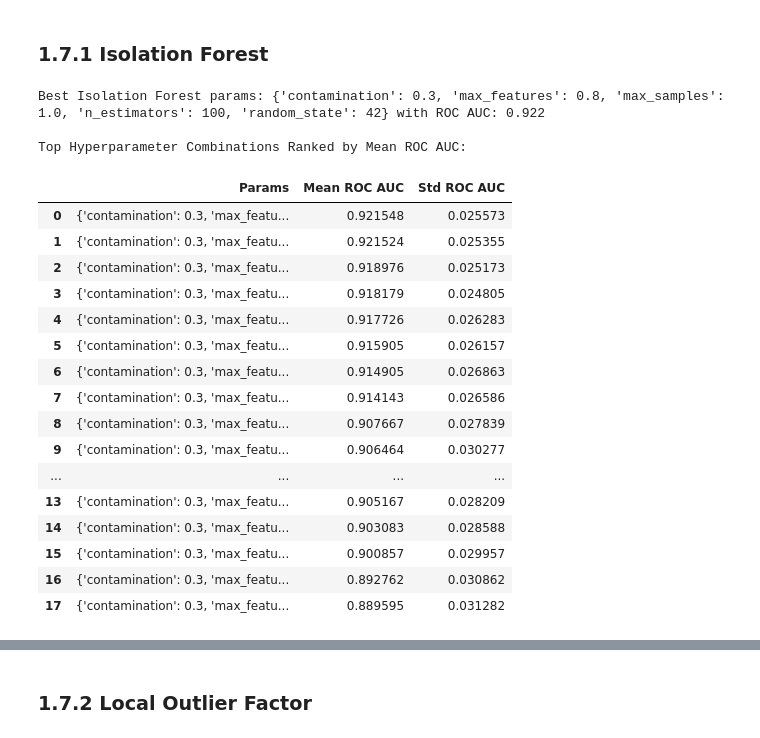
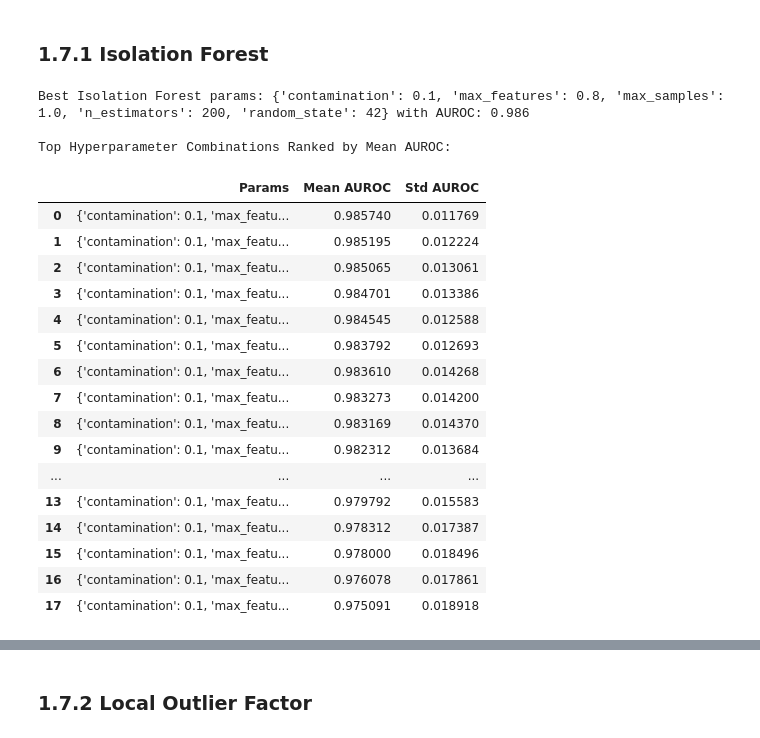
Before and after one commit to JohnPaulinePineda/Portfolio_Project_61, a Jupyter notebook: codes/DetectingAndEvaluatingAnomaliesInCategoricalDataUnderSupervisedAndUnsupervisedSettings.ipynb, the cells around one changed output, grey strips where cells are left out. Saved outputs shown, nothing was run; the diff lists cells and outputs as text; code cells hidden in the pictures.

Commit message:
Formulated the Python Notebook
Updated Model Development With Synthetic Ground Truth Labels for Isolation Forest

```diff
--- a/codes/DetectingAndEvaluatingAnomaliesInCategoricalDataUnderSupervisedAndUnsupervisedSettings.ipynb
+++ b/codes/DetectingAndEvaluatingAnomaliesInCategoricalDataUnderSupervisedAndUnsupervisedSettings.ipynb
@@ -1094,3 +1119,12 @@ thyroid_cancer_baseline_filtered.head()
 | 2 | F | No | Euthyroid | Normal or Single Nodular Goiter | No | Papillary | Uni-Focal | Low | ... |
 | 3 | F | No | Euthyroid | Normal or Single Nodular Goiter | No | Papillary | Uni-Focal | Low | ... |
 | 4 | F | No | Euthyroid | Multinodular or Diffuse Goiter | No | Papillary | Multi-Focal | Low | ... |
+# %%
+##################################
+# Preparing the working dataset
+# by excluding columns that
+# were contextually unnecessary for the analysis
+##################################
+exclude_cols_contextuallyunnecessary = ['Smoking', 'Focality', 'Risk', 'T', 'N', 'Stage', 'Response']
+thyroid_cancer_baseline_filtered = thyroid_cancer_baseline_filtered.drop(columns=exclude_cols_contextuallyunnecessary)
+display(thyroid_cancer_baseline_filtered)
@@ -1138,7 +1186,7 @@ Name: proportion, dtype: float64
 # Defining a function for implementing a
 # frequency-based outlier tagging
 ##################################
-def frequency_based_outlier_tagging(df, threshold=0.003):
+def frequency_based_outlier_tagging(df, threshold=0.01):
     freq = df.value_counts(normalize=True)
     rare_patterns = freq[freq < threshold].index
     outlier_mask = df.apply(lambda row: tuple(row) in rare_patterns, axis=1)
@@ -1499,7 +1540,7 @@ y_test.to_csv(os.path.join("..", DATASETS_FINAL_TEST_TARGET_PATH, "y_test.csv"),
 # hyperparameter tuning using Monte Carlo cross-validation
 # for categorical outlier detection with ground truth
 ##################################
-def monte_carlo_cv(model_class, param_grid, X, y, model_name="Model", n_splits=100, test_size=0.3):
+def run_monte_carlo_cv_supervised_outlier_detection_model(model_class, param_grid, X, y, model_name="Model", n_splits=100, test_size=0.3):
     cv = StratifiedShuffleSplit(n_splits=n_splits, test_size=test_size, random_state=42)
     param_combinations = list(ParameterGrid(param_grid))
     results = {str(params): [] for params in param_combinations}
@@ -1515,21 +1556,21 @@ def monte_carlo_cv(model_class, param_grid, X, y, model_name="Model", n_splits=1
             auc = roc_auc_score(y_val, y_scores)
             results[str(params)].append(auc)
 
-    # Computing mean and std ROC AUC for each combination
+    # Computing mean and std AUROC for each combination
     summary_data = [
-        {"Params": k, "Mean ROC AUC": np.mean(v), "Std ROC AUC": np.std(v)}
+        {"Params": k, "Mean AUROC": np.mean(v), "Std AUROC": np.std(v)}
         for k, v in results.items()
     ]
     summary_df = pd.DataFrame(summary_data)
-    summary_df = summary_df.sort_values(by="Mean ROC AUC", ascending=False).reset_index(drop=True)
+    summary_df = summary_df.sort_values(by="Mean AUROC", ascending=False).reset_index(drop=True)
 
-    # Showing the best parameters
+    # Showing the best hyperparameter combination
     best_row = summary_df.iloc[0]
     best_params = eval(best_row["Params"])
-    print(f"Best {model_name} params: {best_row['Params']} with ROC AUC: {best_row['Mean ROC AUC']:.3f}")
+    print(f"Best {model_name} params: {best_row['Params']} with AUROC: {best_row['Mean AUROC']:.3f}")
 
-    # Optional: Display top combinations
-    print("\nTop Hyperparameter Combinations Ranked by Mean ROC AUC:")
+    # Displaying top hyperparameter combinations
+    print("\nTop Hyperparameter Combinations Ranked by Mean AUROC:")
     display(summary_df)
 
     return best_params, summary_df
@@ -1625,39 +1721,39 @@ iforest_grid = {
     "n_estimators": [100, 200],
     "max_samples": [0.5, 0.8, 1.0],
     "max_features": [0.5, 0.8, 1.0],
-    "contamination": [0.30],
+    "contamination": [0.10],
     "random_state": [42]
 }
 # %%
 ##################################
 # Conducting hyperparameter tuning
 # using a Monte Carlo cross-validation setup
 # and identifying the optimal hyperparamter combination
 # based on Isolation Forest
 ##################################
-best_iforest_params, iforest_results_df = monte_carlo_cv(IForest, iforest_grid, X_train, y_train, model_name="Isolation Forest")
-model_iforest = IForest(**best_iforest_params)
+best_supervised_model_iforest_params, supervised_model_iforest_results_df = run_monte_carlo_cv_supervised_outlier_detection_model(IForest, iforest_grid, X_train, y_train, model_name="Isolation Forest")
+supervised_model_iforest = IForest(**best_supervised_model_iforest_params)
 # %% [output]
-Best Isolation Forest params: {'contamination': 0.3, 'max_features': 0.8, 'max_samples': 1.0, 'n_estimators': 100, 'random_state': 42} with ROC AUC: 0.922
+Best Isolation Forest params: {'contamination': 0.1, 'max_features': 0.8, 'max_samples': 1.0, 'n_estimators': 200, 'random_state': 42} with AUROC: 0.986
 
-Top Hyperparameter Combinations Ranked by Mean ROC AUC:
+Top Hyperparameter Combinations Ranked by Mean AUROC:
-|  | Params | Mean ROC AUC | Std ROC AUC |
-| 0 | {'contamination': 0.3, 'max_featu... | 0.921548 | 0.025573 |
-| 1 | {'contamination': 0.3, 'max_featu... | 0.921524 | 0.025355 |
-| 2 | {'contamination': 0.3, 'max_featu... | 0.918976 | 0.025173 |
-| 3 | {'contamination': 0.3, 'max_featu... | 0.918179 | 0.024805 |
-| 4 | {'contamination': 0.3, 'max_featu... | 0.917726 | 0.026283 |
-| 5 | {'contamination': 0.3, 'max_featu... | 0.915905 | 0.026157 |
-| 6 | {'contamination': 0.3, 'max_featu... | 0.914905 | 0.026863 |
-| 7 | {'contamination': 0.3, 'max_featu... | 0.914143 | 0.026586 |
-| 8 | {'contamination': 0.3, 'max_featu... | 0.907667 | 0.027839 |
-| 9 | {'contamination': 0.3, 'max_featu... | 0.906464 | 0.030277 |
+|  | Params | Mean AUROC | Std AUROC |
+| 0 | {'contamination': 0.1, 'max_featu... | 0.985740 | 0.011769 |
+| 1 | {'contamination': 0.1, 'max_featu... | 0.985195 | 0.012224 |
+| 2 | {'contamination': 0.1, 'max_featu... | 0.985065 | 0.013061 |
+| 3 | {'contamination': 0.1, 'max_featu... | 0.984701 | 0.013386 |
+| 4 | {'contamination': 0.1, 'max_featu... | 0.984545 | 0.012588 |
+| 5 | {'contamination': 0.1, 'max_featu... | 0.983792 | 0.012693 |
+| 6 | {'contamination': 0.1, 'max_featu... | 0.983610 | 0.014268 |
+| 7 | {'contamination': 0.1, 'max_featu... | 0.983273 | 0.014200 |
+| 8 | {'contamination': 0.1, 'max_featu... | 0.983169 | 0.014370 |
+| 9 | {'contamination': 0.1, 'max_featu... | 0.982312 | 0.013684 |
 | ... | ... | ... | ... |
-| 13 | {'contamination': 0.3, 'max_featu... | 0.905167 | 0.028209 |
-| 14 | {'contamination': 0.3, 'max_featu... | 0.903083 | 0.028588 |
-| 15 | {'contamination': 0.3, 'max_featu... | 0.900857 | 0.029957 |
-| 16 | {'contamination': 0.3, 'max_featu... | 0.892762 | 0.030862 |
-| 17 | {'contamination': 0.3, 'max_featu... | 0.889595 | 0.031282 |
+| 13 | {'contamination': 0.1, 'max_featu... | 0.979792 | 0.015583 |
+| 14 | {'contamination': 0.1, 'max_featu... | 0.978312 | 0.017387 |
+| 15 | {'contamination': 0.1, 'max_featu... | 0.978000 | 0.018496 |
+| 16 | {'contamination': 0.1, 'max_featu... | 0.976078 | 0.017861 |
+| 17 | {'contamination': 0.1, 'max_featu... | 0.975091 | 0.018918 |
 # %%
 ##################################
 # Conducting apparent validation
```
Also changed, not shown: parts of 57 cells of this notebook, 8 other files.
